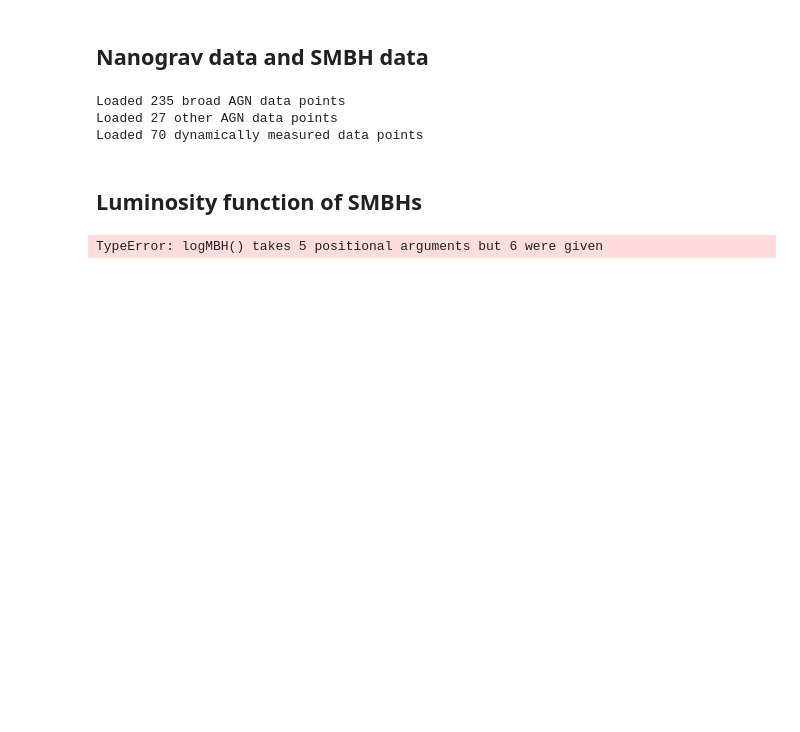
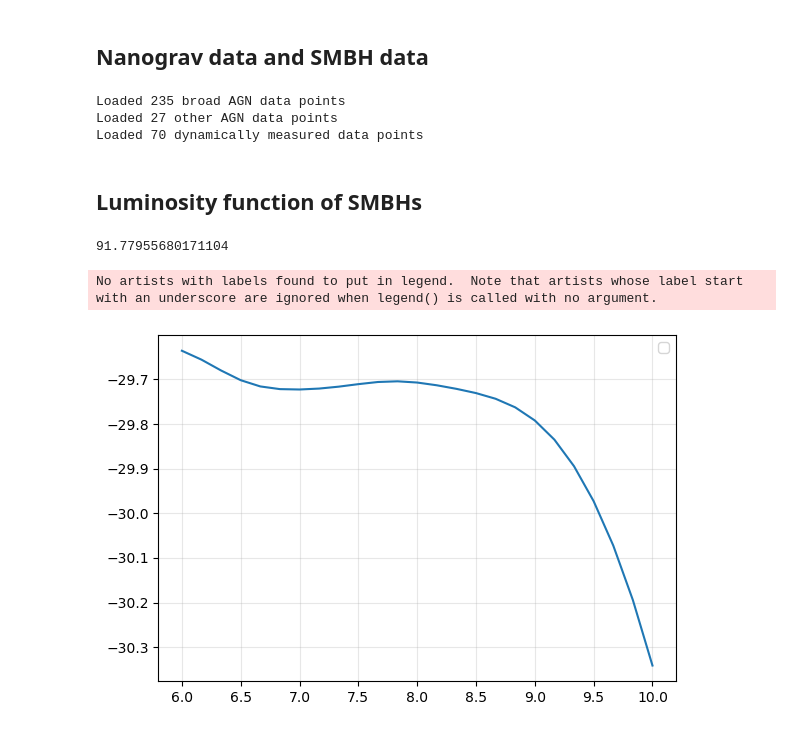
Before and after one commit to jurrutiaGW/SMBH_luminosity_function, a Jupyter notebook: SMBH_luminosity.ipynb, the cells around one changed output. Cells and saved outputs as stored; diff of their text form; code cells hidden in the pictures; blank space fills up the shorter version.

```diff
--- a/SMBH_luminosity.ipynb
+++ b/SMBH_luminosity.ipynb
@@ -243,9 +248,9 @@ def dndlogm(M,z):
 # %%
 # CDM merger rate in elliptical collapse
-def Rloglog(M1, M2, z, Δz):
+def Rloglog(M1, M2, z):
     Mp = min(M1, M2)
     M = M1 + M2
-    return dndlogm(Mp,z+Δz)*(1+z)*H(z)/(Δz)*2*𝛔CDM(M)*M*np.abs(d𝛔dM(M))*pcond(δc(z+Δz), 𝛔CDM(Mp), δc(z), 𝛔CDM(M))
+    return dndlogm(Mp,z)*M*dPdM0dt(Mp,M,z)
 # %%
 # We first compute the stellar halo mass relation,
 
@@ -280,11 +285,11 @@ def logMh(MBH, z, a, b, c):
 
 # We then connect the mass of the black hole to the mass of the host galaxy
 def pMBH(mbh, Mh, z, a, b, c, sigma):
-    mu = logMBH(Mh, z, a, b, c, z)
+    mu = logMBH(Mh, z, a, b, c)
     return stats.norm.pdf(np.log10(mbh), loc=mu, scale=sigma)
 
 def logmvMin(mbh, z, a, b, c, sigma):
     def g(x):
-        return np.log10(pMBH(mbh, x, z, a, b, c, sigma)) + 3.0
-    x_root = optimize.brentq(g, 1.0, 1.0e18)
+        return np.log10(pMBH(mbh, x, z, a, b, c, sigma))+8
+    x_root = root_scalar(g, bracket=[1e6, 1e16], method='brentq').root
     return np.log10(x_root)
@@ -387,33 +383,44 @@ Loaded 70 dynamically measured data points
 def Rastro(m1, m2, z, a, b, sigma):
     def integrand(logM1, logM2):
         return (
-            Rloglog(10**logM1, 10**logM2, z, 10**(-5))
+            Rloglog(10**logM1, 10**logM2, z)
             * pMBH(m1, 10**logM1, z, a, b, 0, sigma)
             * pMBH(m2, 10**logM2, z, a, b, 0, sigma)
         )
-
-    r1 = [logmvMin(m1, z, a, b, 0, sigma), 18.0]
-    r2 = [logmvMin(m2, z, a, b, 0, sigma), 18.0]
-    return integrate.nquad(integrand, [r1, r2])[0]
-
+    r1 = [8, 18.0]
+    r2 = [8, 18.0]
+    return nquad(integrand, [r1, r2], opts=[{'epsrel': 1e-3}, {'epsrel': 1e-3}])[0]
 
 def PlogOmega0astro(logOmega, f, pbh, fref, alpha, beta, a, b, sigma):
     def integrand(eta, z):
         Mc = MclogOmega(logOmega, z, f)
         m1, m2 = m1m2(Mc, eta)
         return (
-            2.0 / (np.sqrt(1.0 - 4.0 * eta) * eta)
-            * dlnMcdlogOmega(logOmega, z, f)
-            * (Adtdf(f, Mc, z) * f / (1.0 + tenvptGW(f, Mc, fref, beta, alpha, z) ** (-1.0)))
+           2.0/ (np.sqrt(1.0 - 4.0 * eta) * eta)
+            * 0.69
+            * Adtdf(f, Mc, z) * f / (1.0 + tenvptGW(f, Mc, fref, beta, alpha, z) ** (-1.0))
             * DVc(z) / (1.0 + z)
             * pbh
             * Rastro(m1, m2, z, a, b, sigma)
         )
-
-    r_eta = [0.001, 0.25]
-    r_z = [0.0, 5.0]
-    return integrate.nquad(integrand, [r_eta, r_z])[0]
+    r_eta = [1e-3,0.25]
+    r_z = [0.0, 3.0]
+    return nquad(integrand, [r_eta, r_z], opts=[{'epsrel': 1e-1,'limit':1}, {'epsrel': 1e-1,'limit':1}])[0]
-# %%
-logmvMin(1e9, 0, 9, 1.4, 0, 0.5)
-# %% [output]
-TypeError: logMBH() takes 5 positional arguments but 6 were given
+# %%
+ PlogOmega0astro(-9, 1e-9, 1, 15*10**-9, 5/8, 8/3, 9, 1.5, 0.5)
+# %% [output]
+91.77955680171104
+# %%
+yvalues=[np.log10(Rastro(1e8, 10**logm, 0., 9., 1.4, 0.5)) for logm in np.linspace(6, 10, 25)]
+xvalues=[z for z in np.linspace(6, 10, 25)]
+# %%
+# Plot
+plt.figure(figsize=(6, 4))
+plt.plot(xvalues, yvalues)
+plt.grid(True, alpha=0.3)
+plt.legend()
+plt.tight_layout()
+plt.show()
+# %% [output]
+No artists with labels found to put in legend.  Note that artists whose label start with an underscore are ignored when legend() is called with no argument.
+[figure, added]
```
Also changed, not shown: parts of 7 cells of this notebook, 1 other file.
